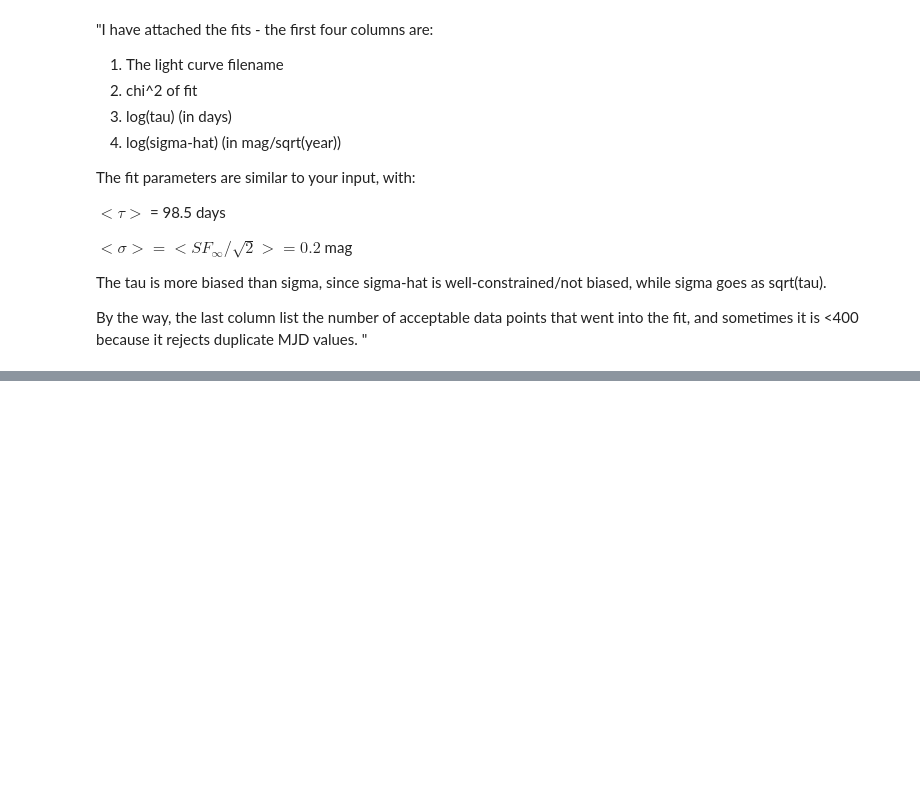
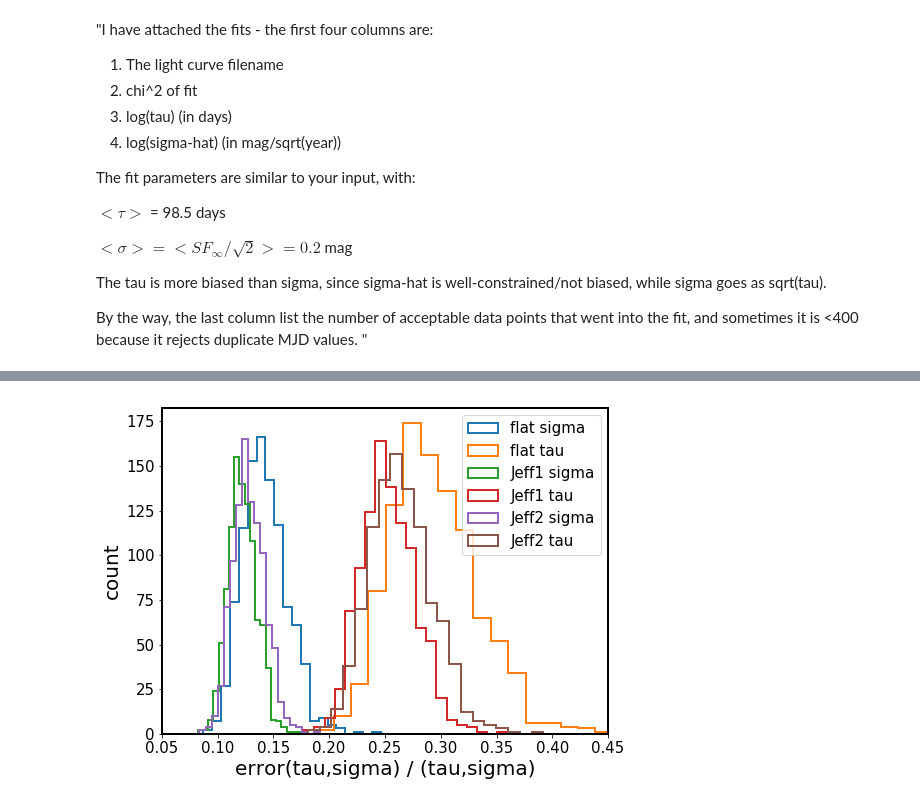
Before and after one commit to suberlak/DRW_Celerite, a Jupyter notebook: code/DRW_Chelsea_Celerite_test.ipynb, the cells around one changed output, grey strips where cells are left out. Cells and saved outputs as stored; diff of their text form; code cells hidden in the pictures; blank space fills up the shorter version.

```diff
--- a/code/DRW_Chelsea_Celerite_test.ipynb
+++ b/code/DRW_Chelsea_Celerite_test.ipynb
@@ -157,0 +568,13 @@ By the way, the last column list the number of acceptable data points that went
+# %%
+fig,ax = plt.subplots(1,1,figsize=(8,6))
+for prior in priors:
+    for par in ['sigma','tau']:
+        ax.hist(results[prior]['s_'+par]/results[prior][par+'_fit'], histtype='step',
+                label = prior+' '+par,lw=2, bins=20)
+plt.legend(fontsize=15)
+ax.set_xlabel('error(tau,sigma) / (tau,sigma)')
+ax.set_ylabel('count')
+ax.set_xlim(0.05,0.45)
+plt.savefig(outDir+'error_ratio_Celerite_1.png', bbox_inches='tight')
+# %% [output]
+[figure, added]
```
Also changed, not shown: parts of 33 cells of this notebook.
